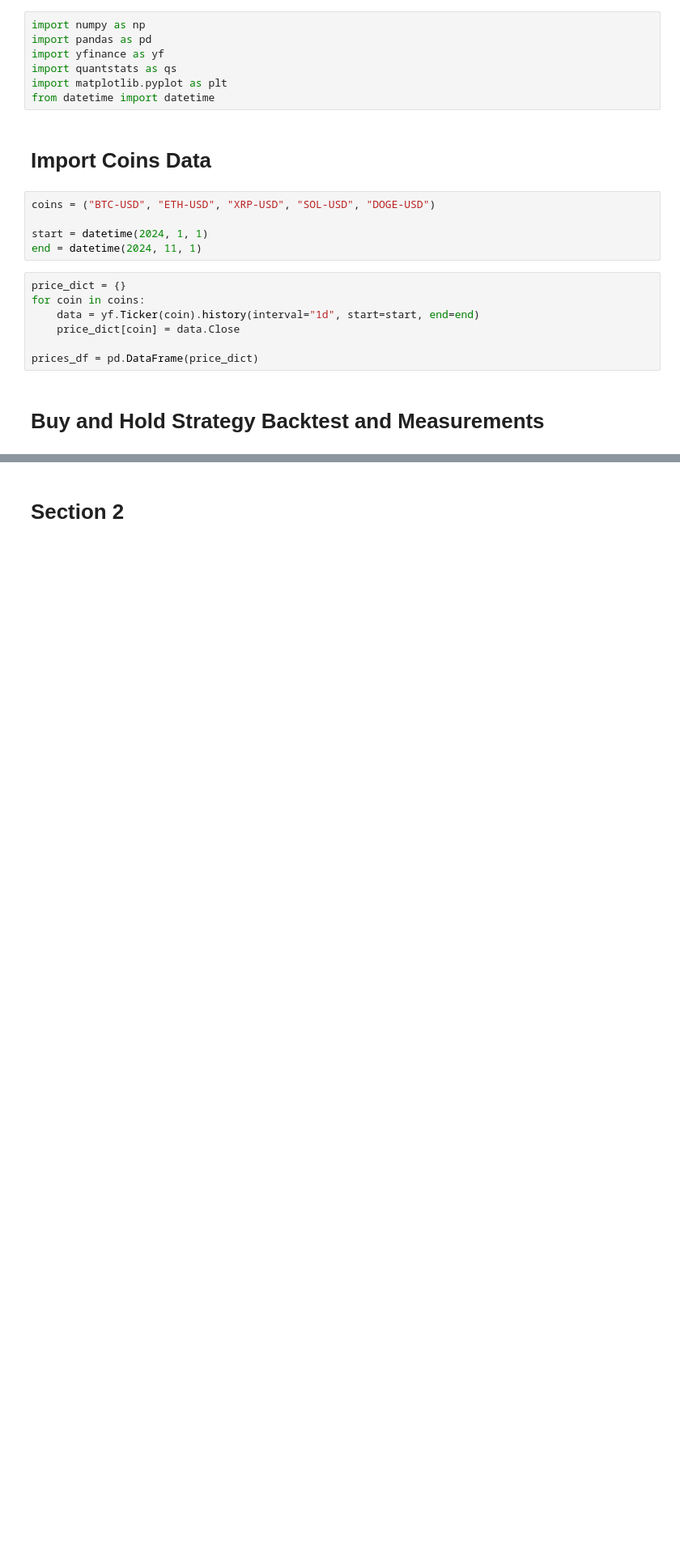
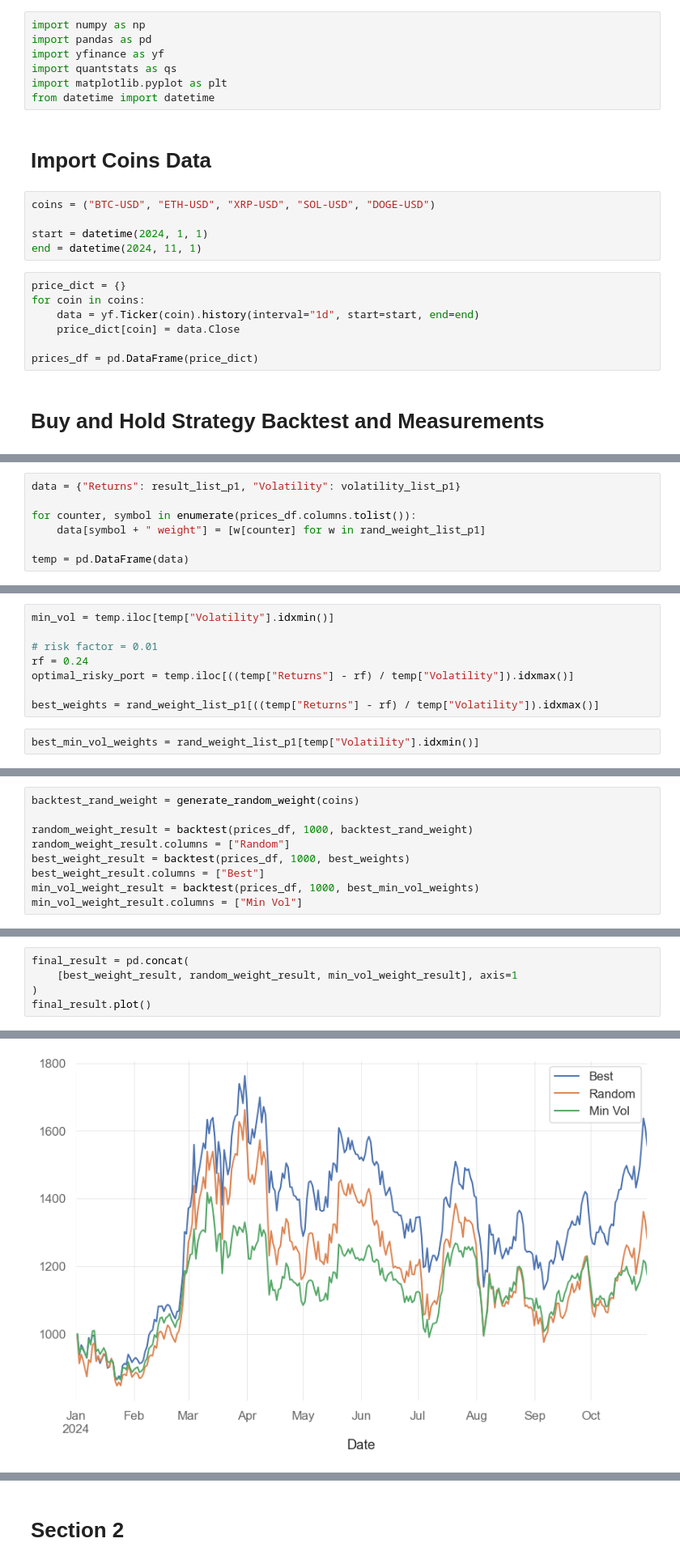
Before and after one commit to K-T-P/Trading-Algorithms-Course, a Jupyter notebook: HW6/HW6.ipynb, the cells around one changed output, grey strips where cells are left out. Shown at 81% size. Drawn from its saved outputs; the diff is of its cells as text; blank space fills up the shorter version.

```diff
--- a/HW6/HW6.ipynb
+++ b/HW6/HW6.ipynb
@@ -67,0 +115,7 @@ Risk(Variance is : {qs.stats.volatility(result)}
+# %%
+data = {"Returns": result_list_p1, "Volatility": volatility_list_p1}
+
+for counter, symbol in enumerate(prices_df.columns.tolist()):
+    data[symbol + " weight"] = [w[counter] for w in rand_weight_list_p1]
+
+temp = pd.DataFrame(data)
@@ -67,0 +138,10 @@ Risk(Variance is : {qs.stats.volatility(result)}
+# %%
+min_vol = temp.iloc[temp["Volatility"].idxmin()]
+
+# risk factor = 0.01
+rf = 0.24
+optimal_risky_port = temp.iloc[((temp["Returns"] - rf) / temp["Volatility"]).idxmax()]
+
+best_weights = rand_weight_list_p1[((temp["Returns"] - rf) / temp["Volatility"]).idxmax()]
+# %%
+best_min_vol_weights = rand_weight_list_p1[temp["Volatility"].idxmin()]
@@ -67,0 +162,9 @@ Risk(Variance is : {qs.stats.volatility(result)}
+# %%
+backtest_rand_weight = generate_random_weight(coins)
+
+random_weight_result = backtest(prices_df, 1000, backtest_rand_weight)
+random_weight_result.columns = ["Random"]
+best_weight_result = backtest(prices_df, 1000, best_weights)
+best_weight_result.columns = ["Best"]
+min_vol_weight_result = backtest(prices_df, 1000, best_min_vol_weights)
+min_vol_weight_result.columns = ["Min Vol"]
@@ -67,0 +181,6 @@ Risk(Variance is : {qs.stats.volatility(result)}
+# %%
+final_result = pd.concat(
+    [best_weight_result, random_weight_result, min_vol_weight_result], axis=1
+)
+final_result.plot()
+# %% [output]
@@ -67,0 +188 @@ Risk(Variance is : {qs.stats.volatility(result)}
+[figure, added]
```
Also changed, not shown: parts of 39 cells of this notebook.
